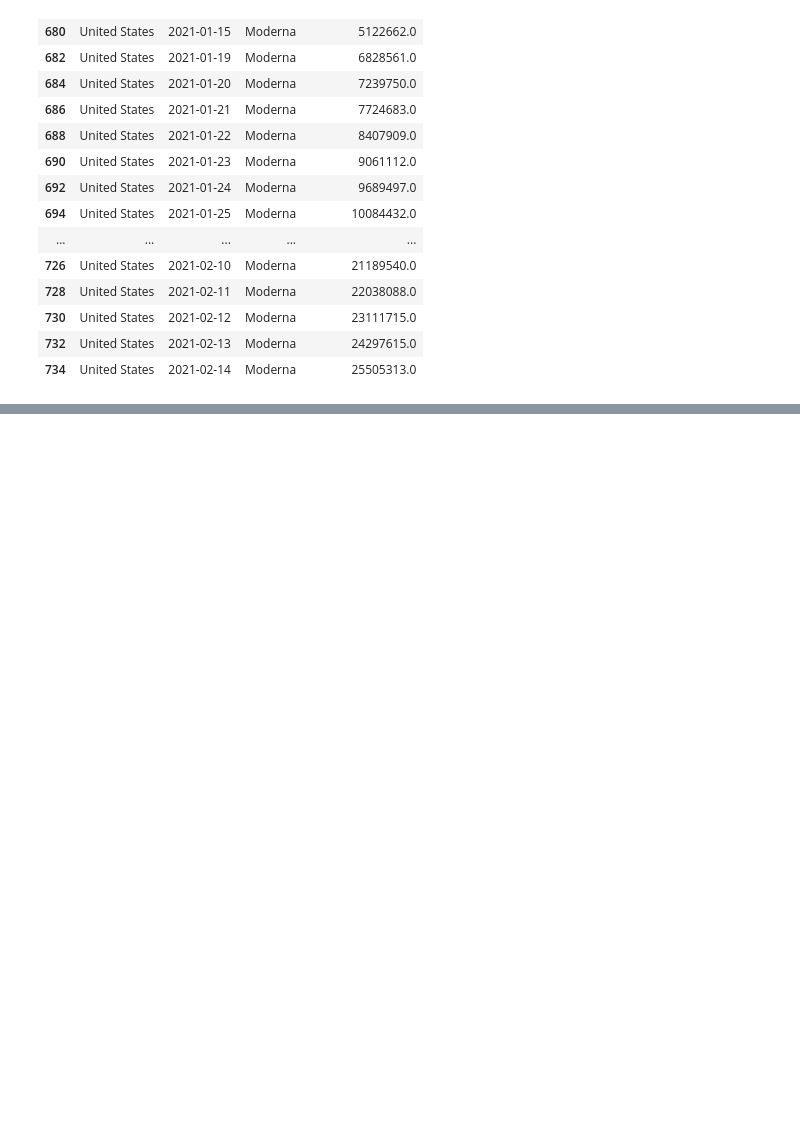
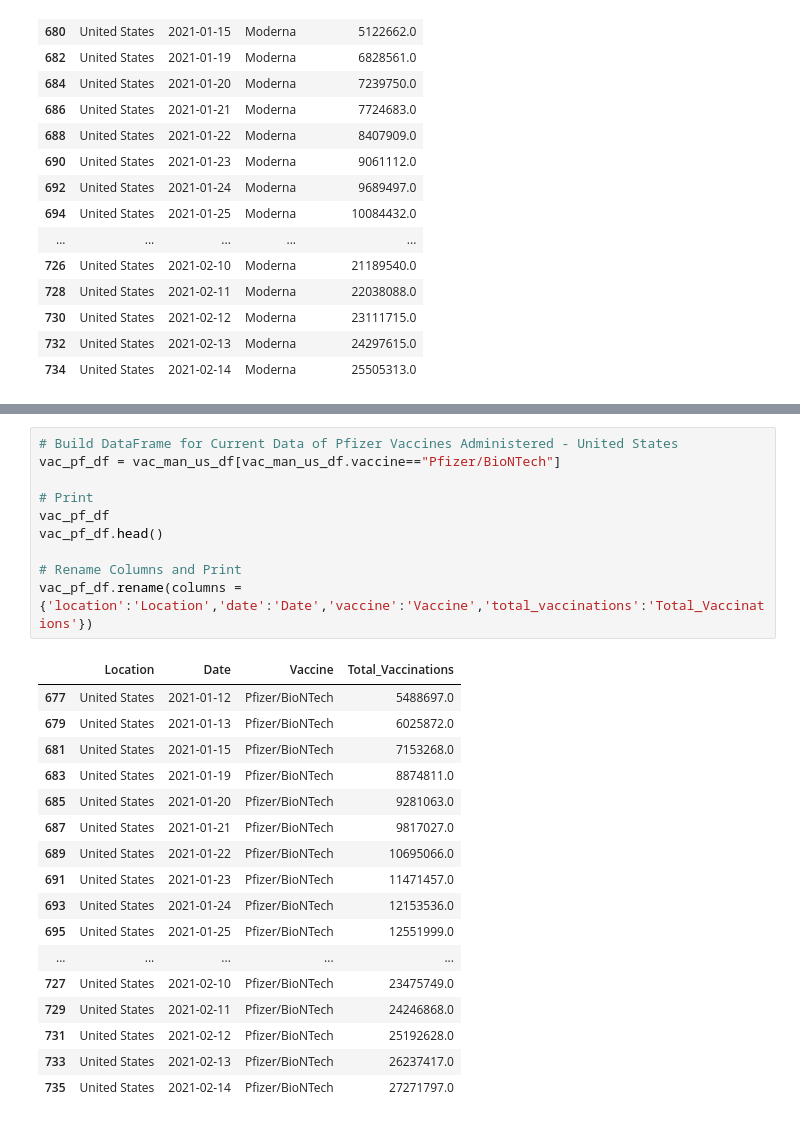
Before and after one commit to tduron3/I_Have_No_Clue, a Jupyter notebook: Project_1.ipynb, the cells around one changed output, grey strips where cells are left out. Drawn from its saved outputs; the diff is of its cells as text; blank space fills up the shorter version.

```diff
--- a/Project_1.ipynb
+++ b/Project_1.ipynb
@@ -527,0 +540,28 @@ Total
+# %%
+# Build DataFrame for Current Data of Pfizer Vaccines Administered - United States
+vac_pf_df = vac_man_us_df[vac_man_us_df.vaccine=="Pfizer/BioNTech"]
+
+# Print
+vac_pf_df
+vac_pf_df.head()
+
+# Rename Columns and Print
+vac_pf_df.rename(columns = {'location':'Location','date':'Date','vaccine':'Vaccine','total_vaccinations':'Total_Vaccinations'})
+# %% [output]
+|  | Location | Date | Vaccine | Total_Vaccinations |
+| 677 | United States | 2021-01-12 | Pfizer/BioNTech | 5488697.0 |
+| 679 | United States | 2021-01-13 | Pfizer/BioNTech | 6025872.0 |
+| 681 | United States | 2021-01-15 | Pfizer/BioNTech | 7153268.0 |
+| 683 | United States | 2021-01-19 | Pfizer/BioNTech | 8874811.0 |
+| 685 | United States | 2021-01-20 | Pfizer/BioNTech | 9281063.0 |
+| 687 | United States | 2021-01-21 | Pfizer/BioNTech | 9817027.0 |
+| 689 | United States | 2021-01-22 | Pfizer/BioNTech | 10695066.0 |
+| 691 | United States | 2021-01-23 | Pfizer/BioNTech | 11471457.0 |
+| 693 | United States | 2021-01-24 | Pfizer/BioNTech | 12153536.0 |
+| 695 | United States | 2021-01-25 | Pfizer/BioNTech | 12551999.0 |
+| ... | ... | ... | ... | ... |
+| 727 | United States | 2021-02-10 | Pfizer/BioNTech | 23475749.0 |
+| 729 | United States | 2021-02-11 | Pfizer/BioNTech | 24246868.0 |
+| 731 | United States | 2021-02-12 | Pfizer/BioNTech | 25192628.0 |
+| 733 | United States | 2021-02-13 | Pfizer/BioNTech | 26237417.0 |
+| 735 | United States | 2021-02-14 | Pfizer/BioNTech | 27271797.0 |
```
Also changed, not shown: parts of 7 cells of this notebook.
